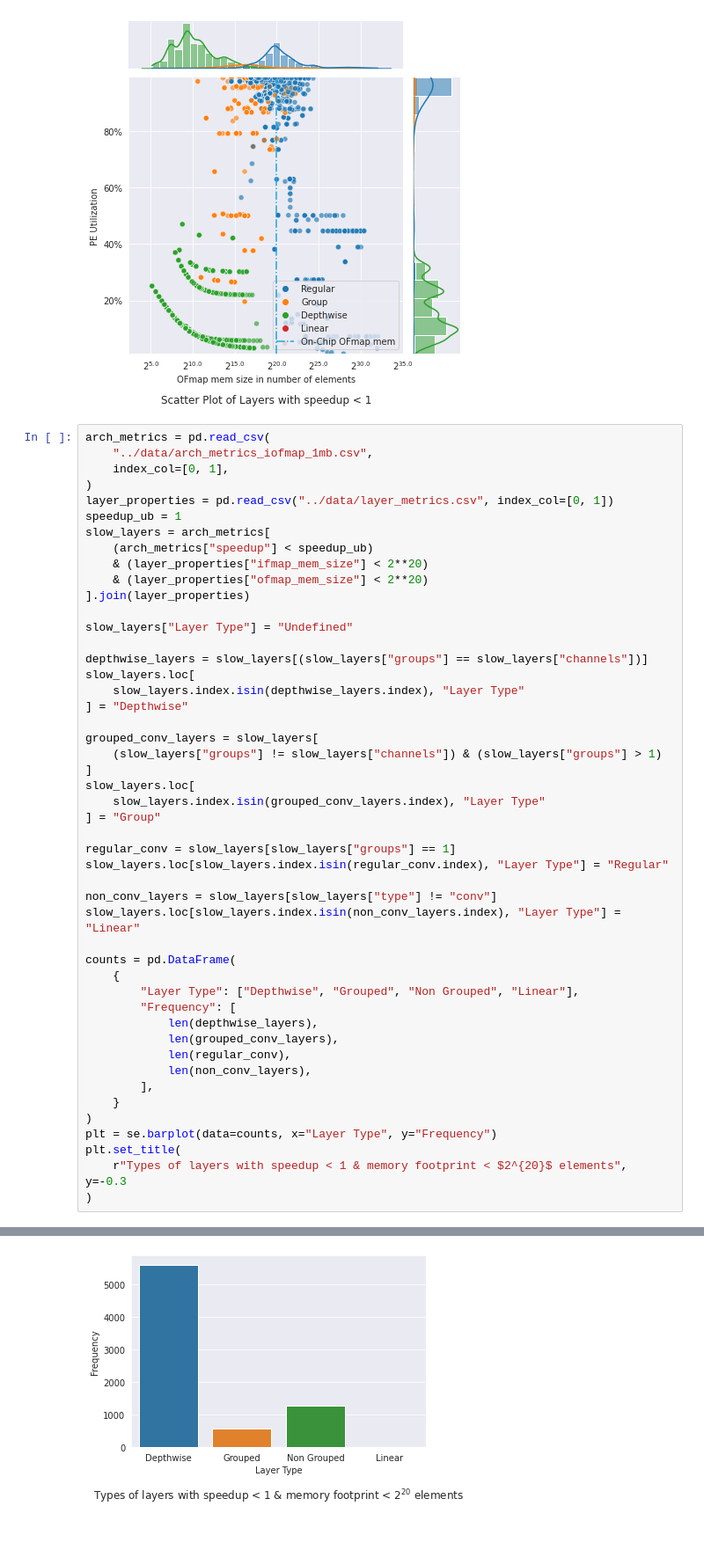
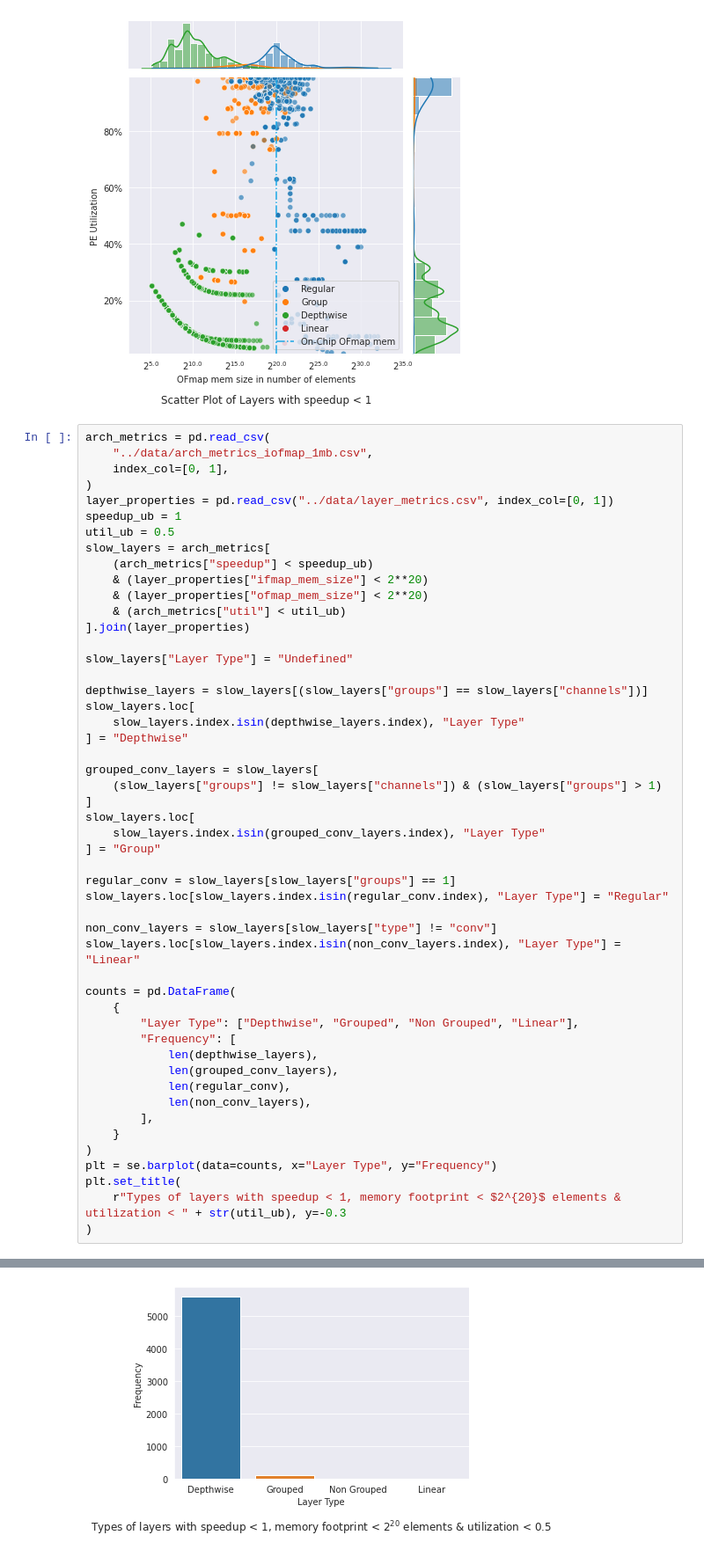
Before and after one commit to asultan123/hero-sim, a Jupyter notebook: scripts/utilization.ipynb, the cells around one changed output, grey strips where cells are left out. Shown at 88% size. Saved outputs shown, nothing was run; the diff lists cells and outputs as text.

```diff
--- a/scripts/utilization.ipynb
+++ b/scripts/utilization.ipynb
@@ -211,10 +211,12 @@ arch_metrics = pd.read_csv(
 )
 layer_properties = pd.read_csv("../data/layer_metrics.csv", index_col=[0, 1])
 speedup_ub = 1
+util_ub = 0.5
 slow_layers = arch_metrics[
     (arch_metrics["speedup"] < speedup_ub)
     & (layer_properties["ifmap_mem_size"] < 2**20)
     & (layer_properties["ofmap_mem_size"] < 2**20)
+    & (arch_metrics["util"] < util_ub)
 ].join(layer_properties)
 
 slow_layers["Layer Type"] = "Undefined"
@@ -250,6 +252,6 @@ counts = pd.DataFrame(
 )
 plt = se.barplot(data=counts, x="Layer Type", y="Frequency")
 plt.set_title(
-    r"Types of layers with speedup < 1 & memory footprint < $2^{20}$ elements", y=-0.3
+    r"Types of layers with speedup < 1, memory footprint < $2^{20}$ elements & utilization < " + str(util_ub), y=-0.3
 )
 # %% [output]
@@ -257 +259 @@ Text(0.5, -0.3, 'Types of layers with speedup < 1 & memory footprint < $2^{20}$
-[figure, old version]
+[figure, new version]
```
Also changed, not shown: parts of 5 cells of this notebook, 2 other files.
